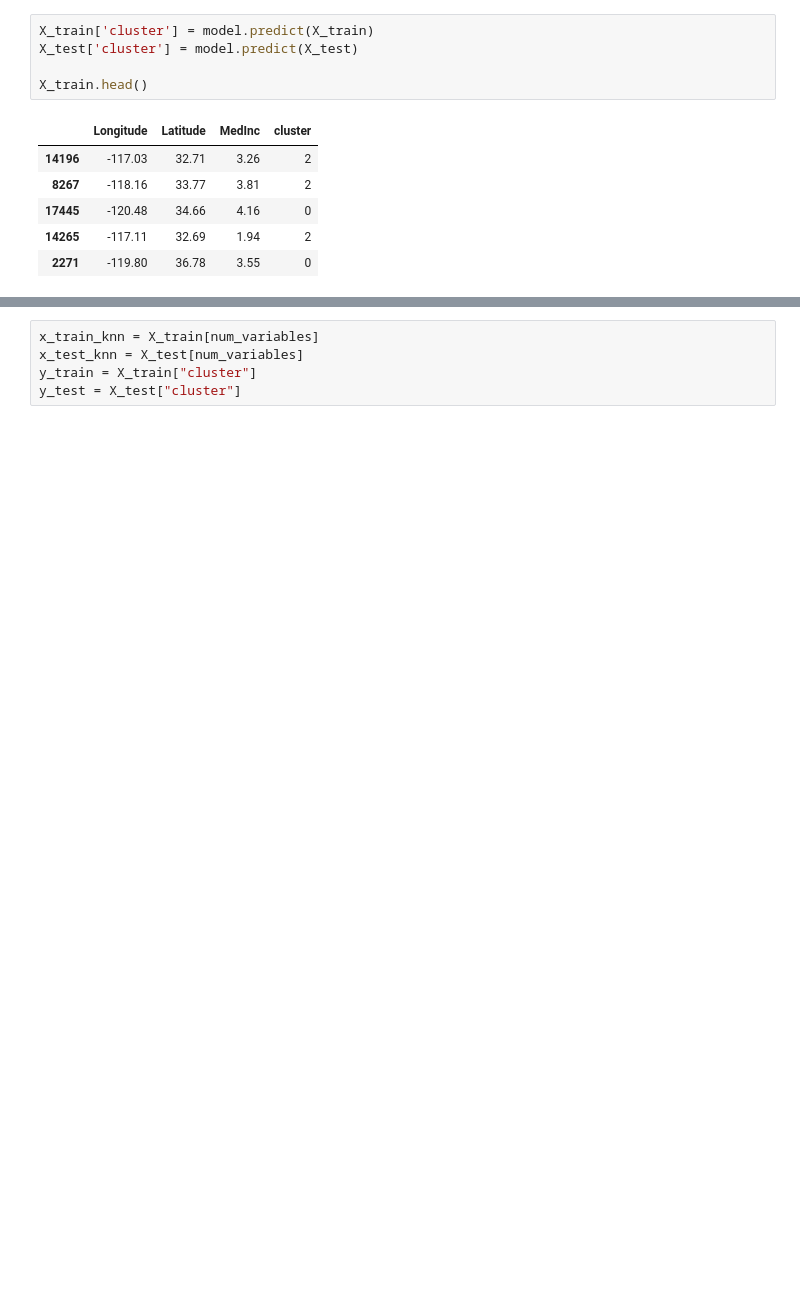
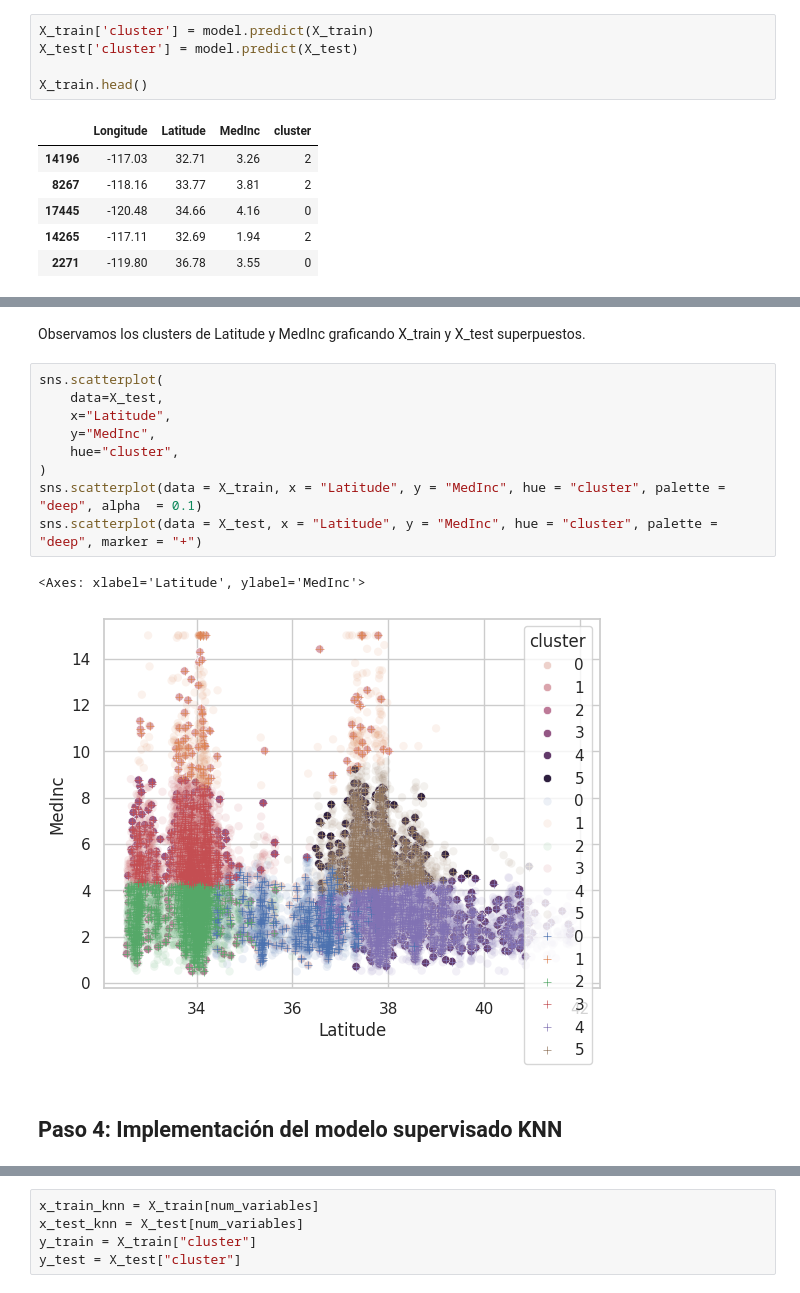
Before and after one commit to 4GeeksAcademy/ginappedrosa-ML-kmeans-housing, a Jupyter notebook: src/explore.ipynb, the cells around one changed output, grey strips where cells are left out. Drawn from its saved outputs; the diff is of its cells as text; blank space fills up the shorter version.

```diff
--- a/src/explore.ipynb
+++ b/src/explore.ipynb
@@ -142,0 +191,16 @@ KNN
+# %% [markdown]
+Observamos los clusters de Latitude y MedInc graficando X_train y X_test superpuestos.
+# %%
+sns.scatterplot(
+    data=X_test,
+    x="Latitude",
+    y="MedInc",
+    hue="cluster",
+)
+sns.scatterplot(data = X_train, x = "Latitude", y = "MedInc", hue = "cluster", palette = "deep", alpha  = 0.1)
+sns.scatterplot(data = X_test, x = "Latitude", y = "MedInc", hue = "cluster", palette = "deep", marker = "+")
+# %% [output]
+<Axes: xlabel='Latitude', ylabel='MedInc'>
+[figure, added]
+# %% [markdown]
+## Paso 4: Implementación del modelo supervisado KNN
```
Also changed, not shown: parts of 21 cells of this notebook.
